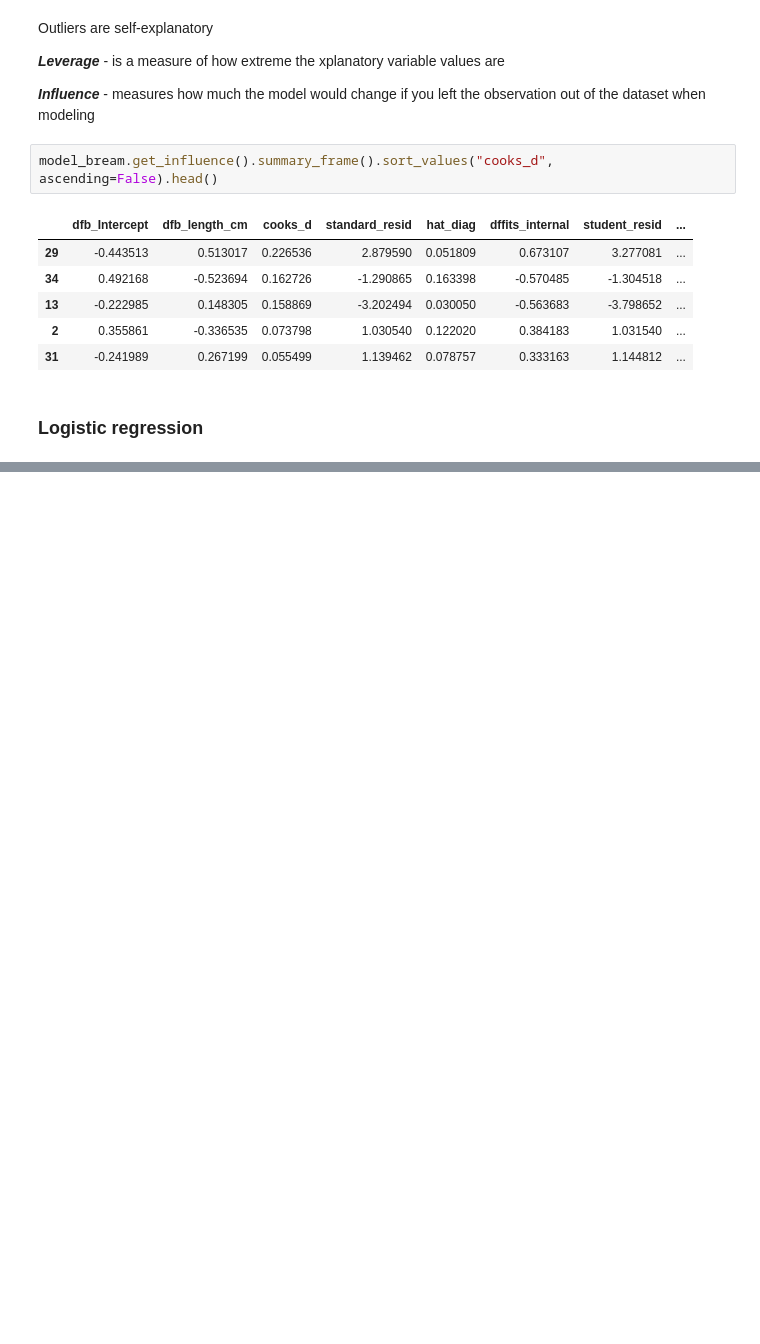
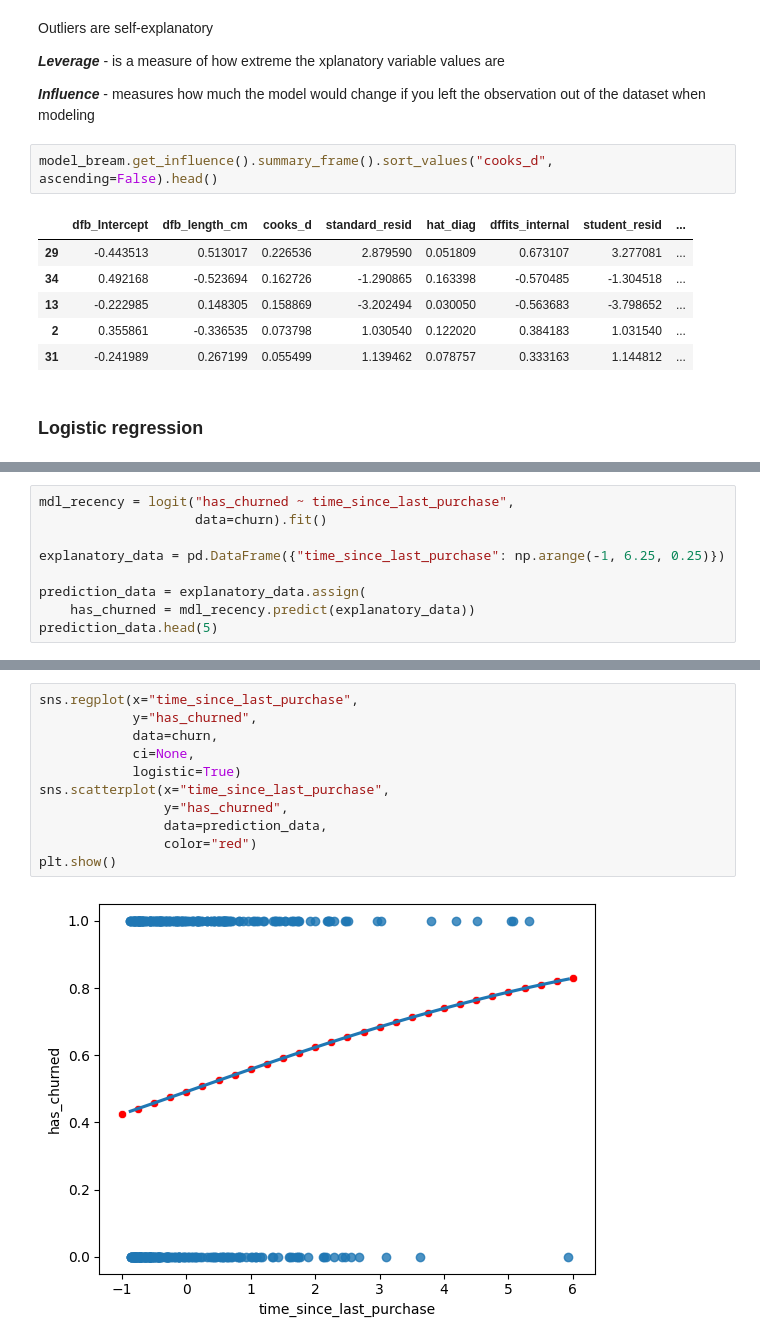
Before and after one commit to andrewch28/DataCamp, a Jupyter notebook: Statistics.ipynb, the cells around one changed output, grey strips where cells are left out. Cells and saved outputs as stored; diff of their text form; blank space fills up the shorter version.

```diff
--- a/Statistics.ipynb
+++ b/Statistics.ipynb
@@ -412,0 +472,9 @@ model_bream.get_influence().summary_frame().sort_values("cooks_d", ascending=Fal
+# %%
+mdl_recency = logit("has_churned ~ time_since_last_purchase",
+                    data=churn).fit()
+
+explanatory_data = pd.DataFrame({"time_since_last_purchase": np.arange(-1, 6.25, 0.25)})
+
+prediction_data = explanatory_data.assign(
+    has_churned = mdl_recency.predict(explanatory_data))
+prediction_data.head(5)
@@ -412,0 +491,13 @@ model_bream.get_influence().summary_frame().sort_values("cooks_d", ascending=Fal
+# %%
+sns.regplot(x="time_since_last_purchase",
+            y="has_churned",
+            data=churn,
+            ci=None,
+            logistic=True)
+sns.scatterplot(x="time_since_last_purchase",
+                y="has_churned",
+                data=prediction_data,
+                color="red")
+plt.show()
+# %% [output]
+[figure, added]
```
Also changed, not shown: parts of 27 cells of this notebook, 1 other file.
